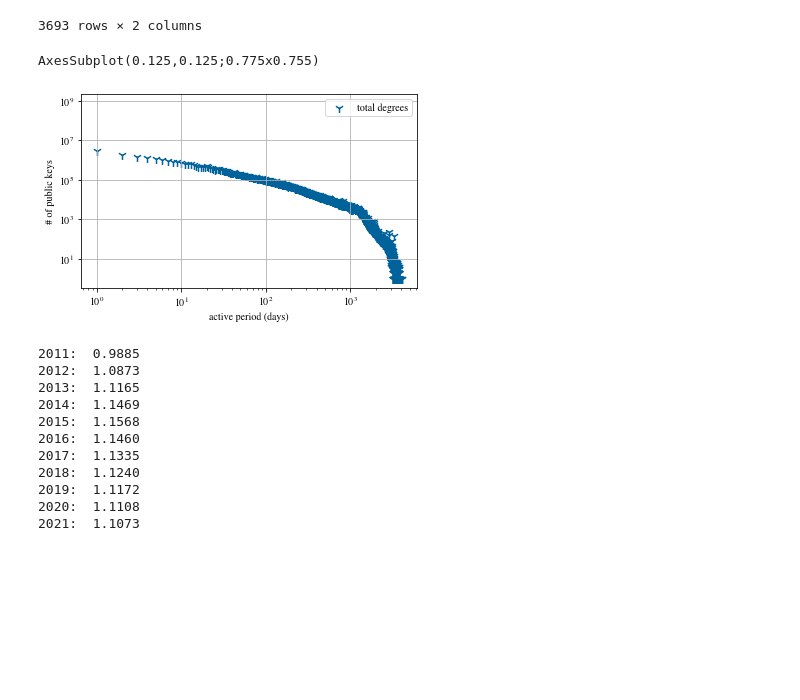
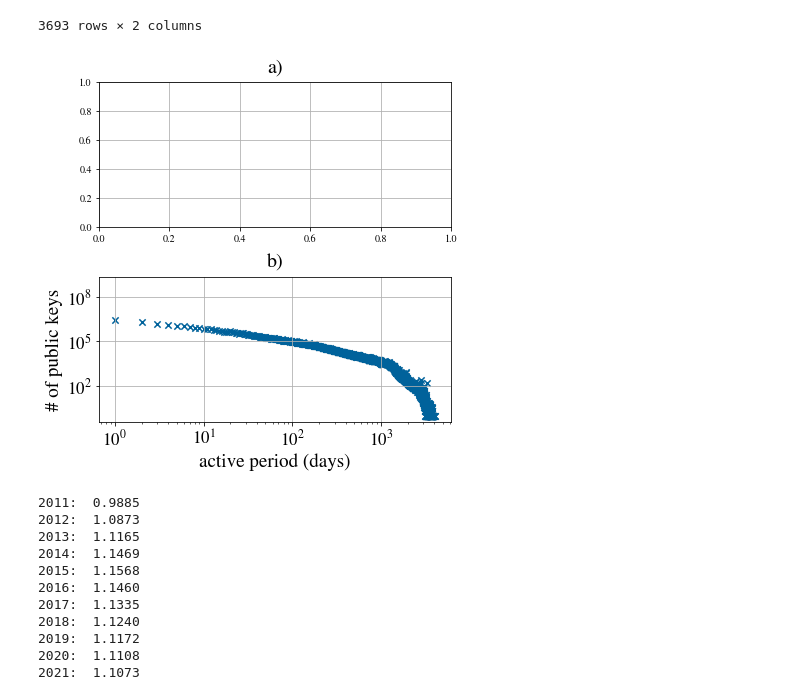
Before and after one commit to nerolation/python-bitcoin-scraper, a Jupyter notebook: btc-graph-analysis.ipynb, the cells around one changed output. Cells and saved outputs as stored; diff of their text form; code cells hidden in the pictures; blank space fills up the shorter version.

```diff
--- a/btc-graph-analysis.ipynb
+++ b/btc-graph-analysis.ipynb
@@ -509,26 +581,28 @@ df_ent_active[::-1]
 | 0 | 0 | 806996873 |
 3693 rows × 2 columns
 # %%
-f, axs = plt.subplots()
+f, axs = plt.subplots(2, 1,figsize=(6, 6))
 
 df_ent_active = df_ent_active[::-1]
 
 # Plot total degree
-axs.scatter(df_ent_active["active_days"],df_ent_active["occurencies"], s=80, color="#00629b", marker="1", label="total degrees")
-axs.set_xscale('log')
-axs.set_yscale('log')
-axs.legend()
-axs.set(xlabel="active period (days)", ylabel="# of public keys")
+axs[1].scatter(df_ent_active["active_days"],df_ent_active["occurencies"], s=40, color="#00629b", marker="x")
+axs[1].set_xscale('log')
+axs[1].set_yscale('log')
+axs[1].set_xlabel("active period (days)", fontsize=19)
+axs[1].set_ylabel("# of public keys", fontsize=19)
+axs[1].tick_params(axis='both', which='major', labelsize=17)
 #axs[0].plot([0, 1], [0, 1], transform=axs[0].transAxes , color="k", ls="--", label='_nolegend_')
+axs[0].set_title('a)', y=1.0, pad=10, fontsize=20, fontweight="ultralight")
 
 
-plt.tight_layout(pad=3)
+axs[1].set_title('b)', y=1.0, pad=10, fontsize=20, fontweight="ultralight")
+plt.tight_layout(pad=1)
 #Save figure and show
 plt.savefig("./pictures/activity_period.pdf")
 plt.show()
 # %% [output]
-AxesSubplot(0.125,0.125;0.775x0.755)
-[figure, old version]
+[figure, new version]
 # %%
 # Densification Power law
 # E(t) = N(t)^a
```
Also changed, not shown: parts of 9 cells of this notebook.
